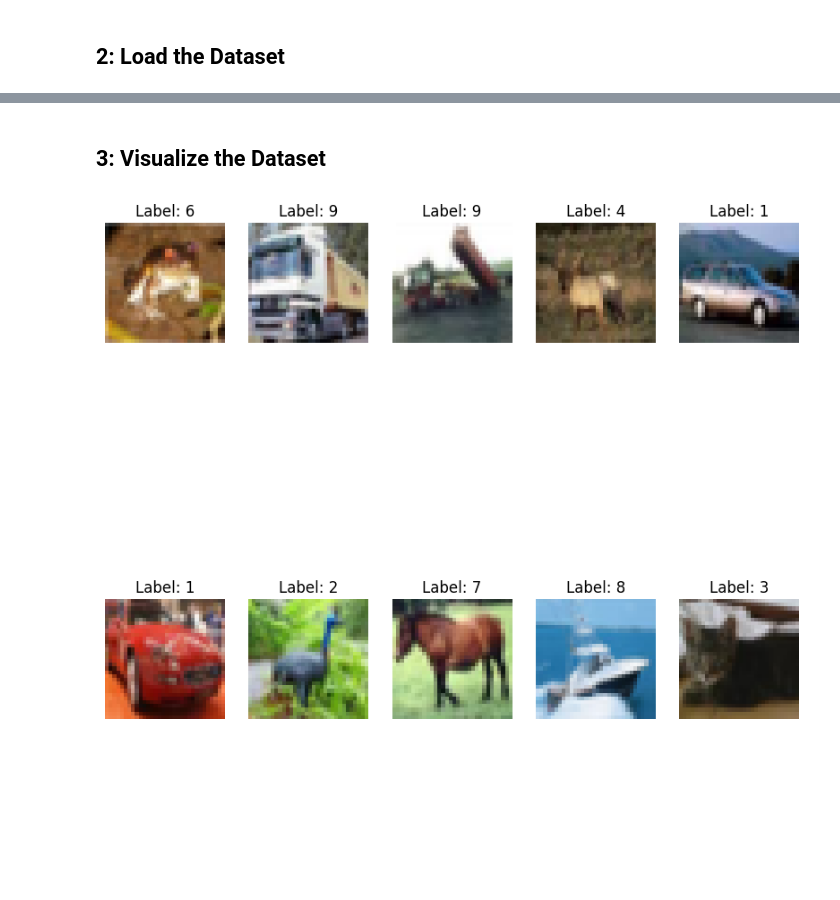
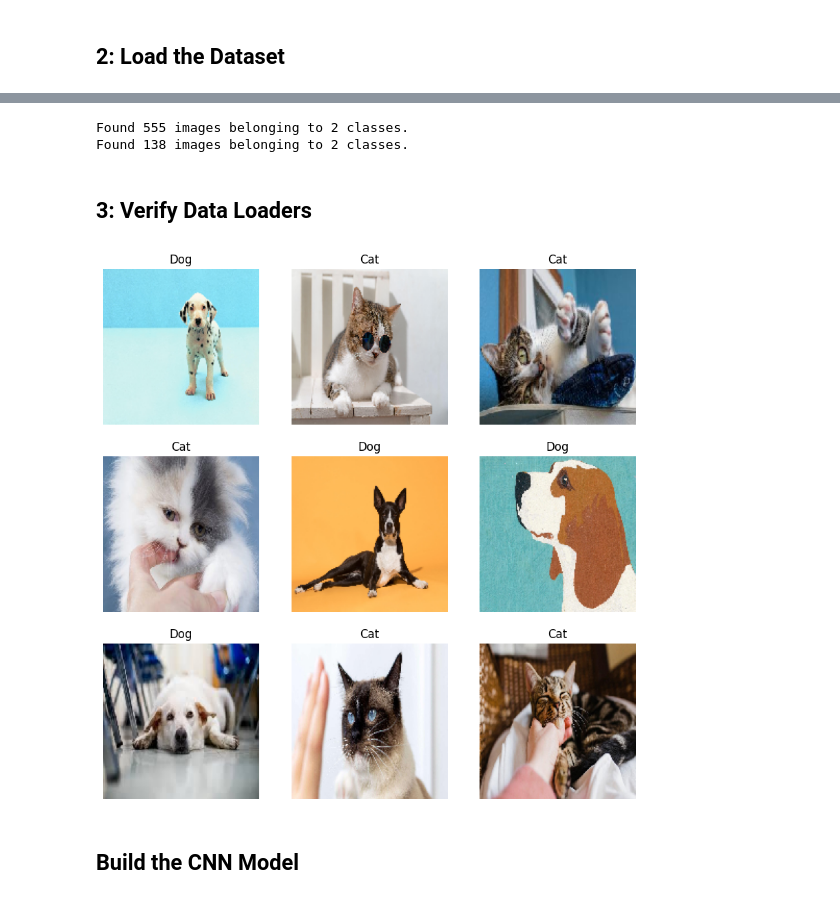
Before and after one commit to bonareri/Machine-Learning, a Jupyter notebook: Cats_Dogs_CNN.ipynb, the cells around one changed output, grey strips where cells are left out. Drawn from its saved outputs; the diff is of its cells as text; code cells hidden in the pictures; blank space fills up the shorter version.

```diff
--- a/Cats_Dogs_CNN.ipynb
+++ b/Cats_Dogs_CNN.ipynb
@@ -8,0 +26,9 @@
+# %%
+import os
+
+base_dir = "/content/cats-and-dogs"
+train_dir = os.path.join(base_dir, "train")
+test_dir = os.path.join(base_dir, "test")
+
+print("Train folders:", os.listdir(train_dir))
+print("Test folders:", os.listdir(test_dir))
@@ -20,13 +40,44 @@ Downloading data from https://www.cs.toronto.edu/~kriz/cifar-10-python.tar.gz
-# %% [markdown]
-## 3: Visualize the Dataset
+# %%
+from tensorflow.keras.preprocessing.image import ImageDataGenerator
+
+# Normalize pixel values to [0, 1]
+train_datagen = ImageDataGenerator(rescale=1.0/255)
+test_datagen = ImageDataGenerator(rescale=1.0/255)
+
+# Load training and testing data
+train_generator = train_datagen.flow_from_directory(
+    train_dir,
+    target_size=(150, 150),  # Resize all images to 150x150
+    batch_size=32,
+    class_mode='binary'  # Binary classification (cats vs dogs)
+)
+
+test_generator = test_datagen.flow_from_directory(
+    test_dir,
+    target_size=(150, 150),
+    batch_size=32,
+    class_mode='binary'
+)
+# %% [output]
+Found 555 images belonging to 2 classes.
+Found 138 images belonging to 2 classes.
+# %% [markdown]
+## 3: Verify Data Loaders
 # %%
-# Visualize the first 10 images in the training set
+import matplotlib.pyplot as plt
+
+# Fetch one batch of images
+images, labels = next(train_generator)
+
+# Plot a few images
 plt.figure(figsize=(10, 10))
-for i in range(10):
-    plt.subplot(2, 5, i + 1)
-    plt.imshow(train_images[i])
-    plt.title(f"Label: {train_labels[i][0]}")
+for i in range(9):
+    plt.subplot(3, 3, i+1)
+    plt.imshow(images[i])
+    plt.title("Dog" if labels[i] == 1 else "Cat")
     plt.axis('off')
 plt.show()
 # %% [output]
-[figure, old version]
+[figure, new version]
+# %% [markdown]
+## Build the CNN Model
```
Also changed, not shown: parts of 16 cells of this notebook.
